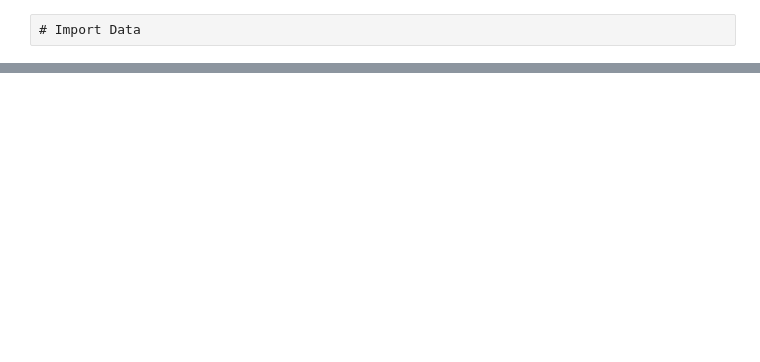
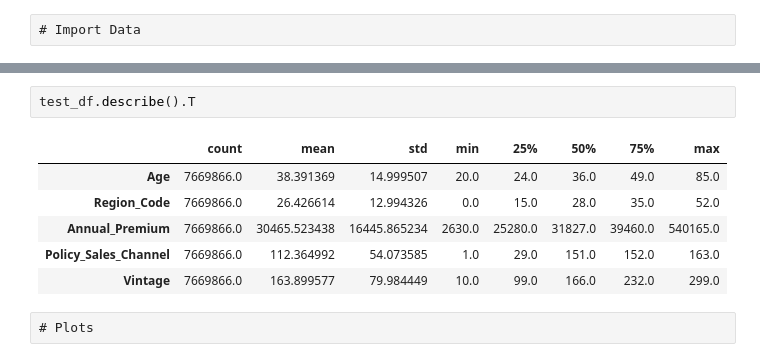
Before and after one commit to ariel055132/ML_DL, a Jupyter notebook: BinaryClassificationOfInsuranceCrossSelling/20240725_Prediction1.ipynb, the cells around one changed output, grey strips where cells are left out. Saved outputs shown, nothing was run; the diff lists cells and outputs as text; blank space fills up the shorter version.

```diff
--- a/BinaryClassificationOfInsuranceCrossSelling/20240725_Prediction1.ipynb
+++ b/BinaryClassificationOfInsuranceCrossSelling/20240725_Prediction1.ipynb
@@ -48,0 +142,11 @@ def import_data(file, **kwargs):
+# %%
+test_df.describe().T
+# %% [output]
+|  | count | mean | std | min | 25% | 50% | 75% | max |
+| Age | 7669866.0 | 38.391369 | 14.999507 | 20.0 | 24.0 | 36.0 | 49.0 | 85.0 |
+| Region_Code | 7669866.0 | 26.426614 | 12.994326 | 0.0 | 15.0 | 28.0 | 35.0 | 52.0 |
+| Annual_Premium | 7669866.0 | 30465.523438 | 16445.865234 | 2630.0 | 25280.0 | 31827.0 | 39460.0 | 540165.0 |
+| Policy_Sales_Channel | 7669866.0 | 112.364992 | 54.073585 | 1.0 | 29.0 | 151.0 | 152.0 | 163.0 |
+| Vintage | 7669866.0 | 163.899577 | 79.984449 | 10.0 | 99.0 | 166.0 | 232.0 | 299.0 |
+# %% [raw]
+# Plots
```
Also changed, not shown: parts of 27 cells of this notebook.
